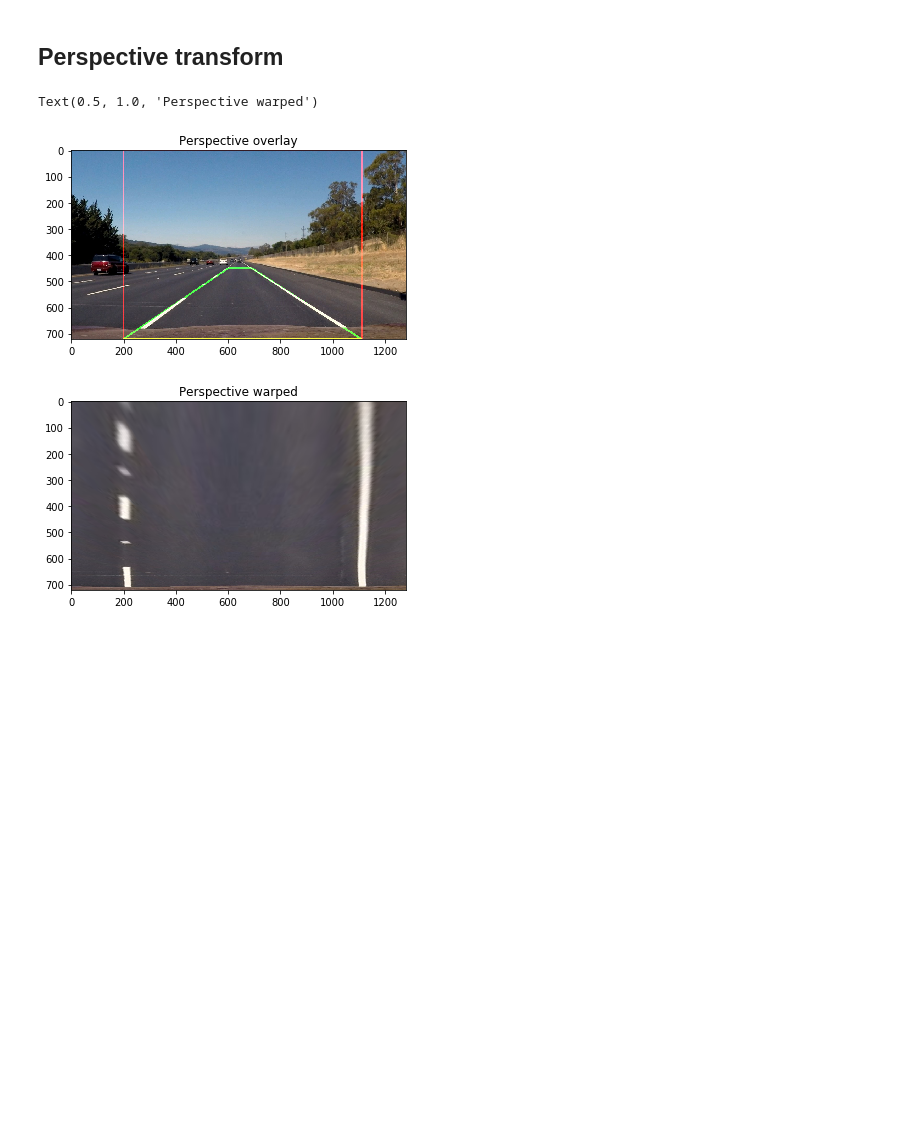
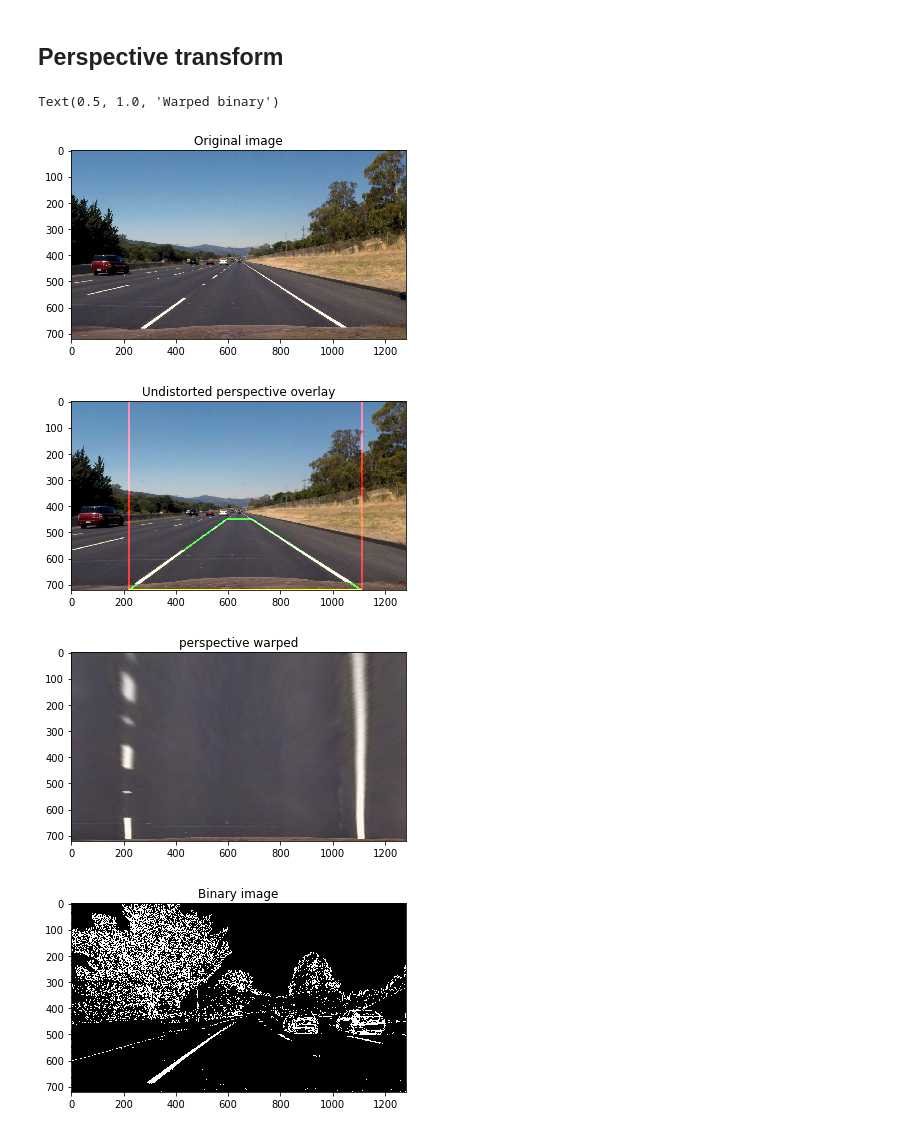
Before and after one commit to ashwinmr/CarND-Advanced-Lane-Lines, a Jupyter notebook: Main.ipynb, the cells around one changed output. Saved outputs shown, nothing was run; the diff lists cells and outputs as text; code cells hidden in the pictures; blank space fills up the shorter version.

```diff
--- a/Main.ipynb
+++ b/Main.ipynb
@@ -141,7 +141,7 @@ image = cv2.imread('test_images/' + files[file_num])
 
 # Convert to RGB
 image = cv2.cvtColor(image,cv2.COLOR_BGR2RGB)
-image_bin = get_bin_thresh(image)
+image_bin = get_bin_thresh(image)*255
 # %% [output]
 [figure]
 [figure]
@@ -155,42 +155,66 @@ image = cv2.cvtColor(image,cv2.COLOR_BGR2RGB)
 
 height = image.shape[0]
 width = image.shape[1]
 
+# Undistort the image
+image_undist = cv2.undistort(image, mtx, dist, None,mtx)
+
 # Pick perspective source points
-src = np.array([[(200,height),(595,450),(687,450),(1110,height)]],dtype=np.int32)
+src = np.array([[(220,height),(595,450),(690,450),(1110,height)]],dtype=np.int32)
 
 # Create overalay of source points
-overlay_src = np.zeros_like(image)
+overlay_src = np.zeros_like(image_undist)
 cv2.polylines(overlay_src,src,True,(0,255,0),5)
 
 # Pick perspective destination points
 dst = np.array([[(src[0][0][0],height),(src[0][0][0],0),(src[0][3][0],0),(src[0][3][0],height)]],dtype=np.int32)
 
 # Create mask of destination points
-overlay_dst = np.zeros_like(image)
+overlay_dst = np.zeros_like(image_undist)
 cv2.polylines(overlay_dst,dst,True,(255,0,0),5)
 
 # Display the source and destination masks on image
 alpha = 0.8
 beta = 1
 gamma = 0
-image_overlayed = cv2.addWeighted(mask_src,alpha,image,beta,gamma)
-image_overlayed = cv2.addWeighted(mask_dst,alpha,image_overlayed,beta,gamma)
+image_overlayed = cv2.addWeighted(overlay_src,alpha,image_undist,beta,gamma)
+image_overlayed = cv2.addWeighted(overlay_dst,alpha,image_overlayed,beta,gamma)
 
 # Get perspective transform
 M = cv2.getPerspectiveTransform(np.float32(src),np.float32(dst))
 
 # Get warped image
-warped = cv2.warpPerspective(image,M,image.shape[1::-1], flags=cv2.INTER_LINEAR)
+warped = cv2.warpPerspective(image_undist,M,image.shape[1::-1], flags=cv2.INTER_LINEAR)
 
-# Display images
+# Display originial, undistorted and warped images
+plt.figure()
+plt.imshow(image)
+plt.title('Original image')
 plt.figure()
 plt.imshow(image_overlayed)
-plt.title('Perspective overlay')
+plt.title('Undistorted perspective overlay')
 plt.figure()
 plt.imshow(warped)
-plt.title('Perspective warped')
+plt.title('perspective warped')
+
+# Perform correction for binary image
+
+# Undistort the image
+image = image_bin
+image_undist = cv2.undistort(image, mtx, dist, None,mtx)
+warped = cv2.warpPerspective(image_undist,M,image.shape[1::-1], flags=cv2.INTER_LINEAR)
+plt.figure()
+plt.imshow(image)
+plt.title('Binary image')
+plt.figure()
+plt.imshow(image_undist)
+plt.title('Binary undistorted')
+plt.figure()
+plt.imshow(warped)
+plt.title('Warped binary')
 # %% [output]
-Text(0.5, 1.0, 'Perspective warped')
+Text(0.5, 1.0, 'Warped binary')
-[figure, old version]
+[figure, new version]
-[figure, old version]
+[figure, new version]
+[figure, added]
+[figure, added]
```
Also changed, not shown: parts of 1 cell of this notebook.
